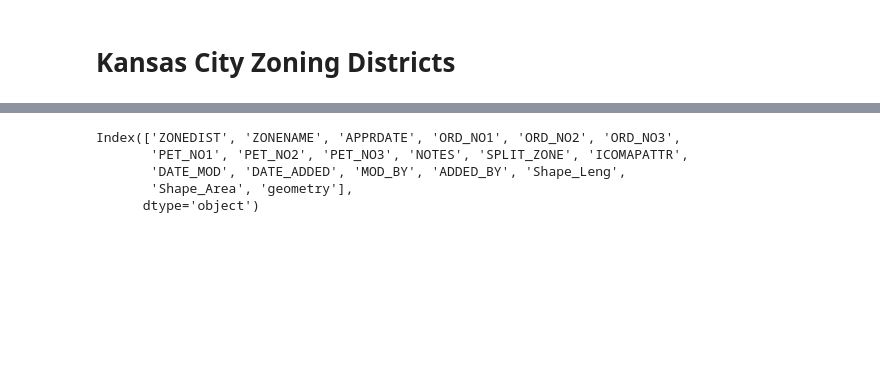
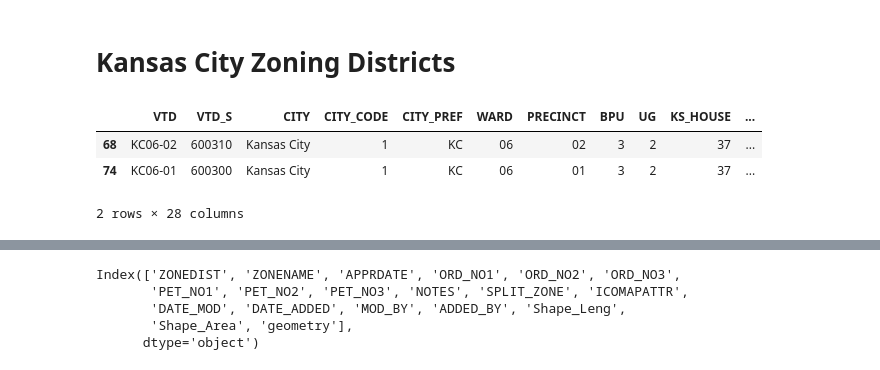
Before and after one commit to ucsusa/2024-kansas-city-analysis, a Jupyter notebook: notebooks/gis_notebooks/kc-zoning.ipynb, the cells around one changed output, grey strips where cells are left out. Drawn from its saved outputs; the diff is of its cells as text; code cells hidden in the pictures; blank space fills up the shorter version.

```diff
--- a/notebooks/gis_notebooks/kc-zoning.ipynb
+++ b/notebooks/gis_notebooks/kc-zoning.ipynb
@@ -12,0 +15,8 @@ kc_zones = gpd.read_file(kc_zones_url)
+# %%
+armourdale = kck_wards[kck_wards['WARD'] == armourdale_ward]
+armourdale
+# %% [output]
+|  | VTD | VTD_S | CITY | CITY_CODE | CITY_PREF | WARD | PRECINCT | BPU | UG | KS_HOUSE | ... |
+| 68 | KC06-02 | 600310 | Kansas City | 1 | KC | 06 | 02 | 3 | 2 | 37 | ... |
+| 74 | KC06-01 | 600300 | Kansas City | 1 | KC | 06 | 01 | 3 | 2 | 37 | ... |
+2 rows × 28 columns
```
Also changed, not shown: parts of 8 cells of this notebook, 2 other files.
